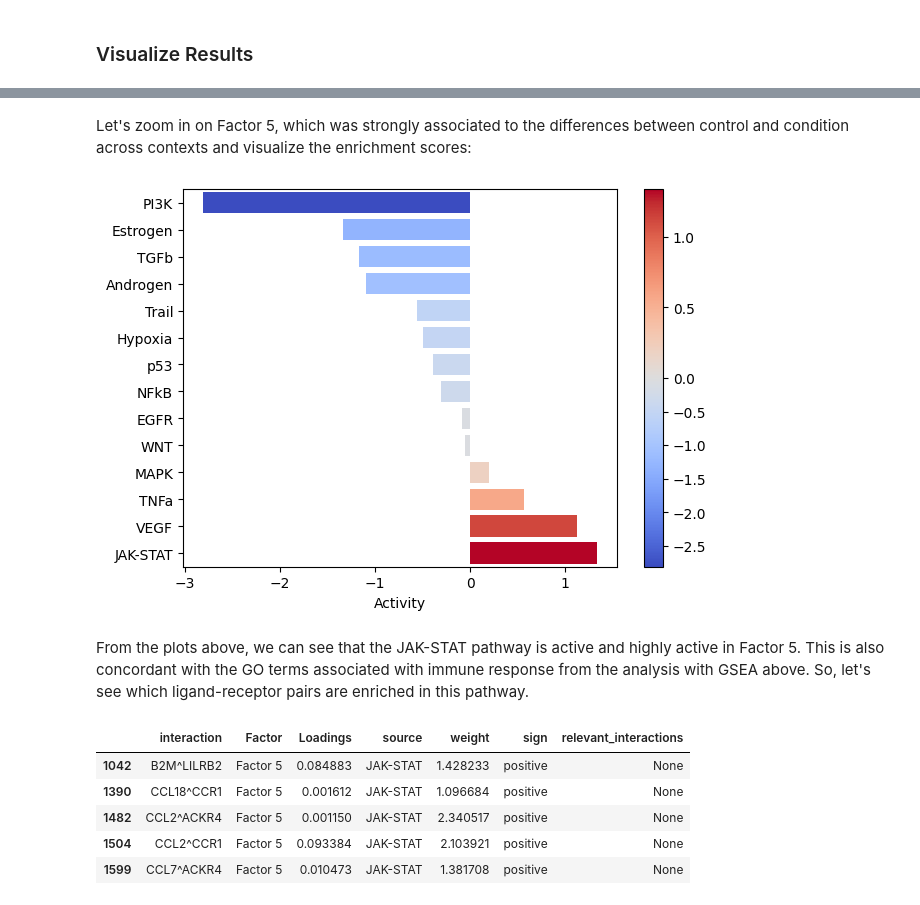
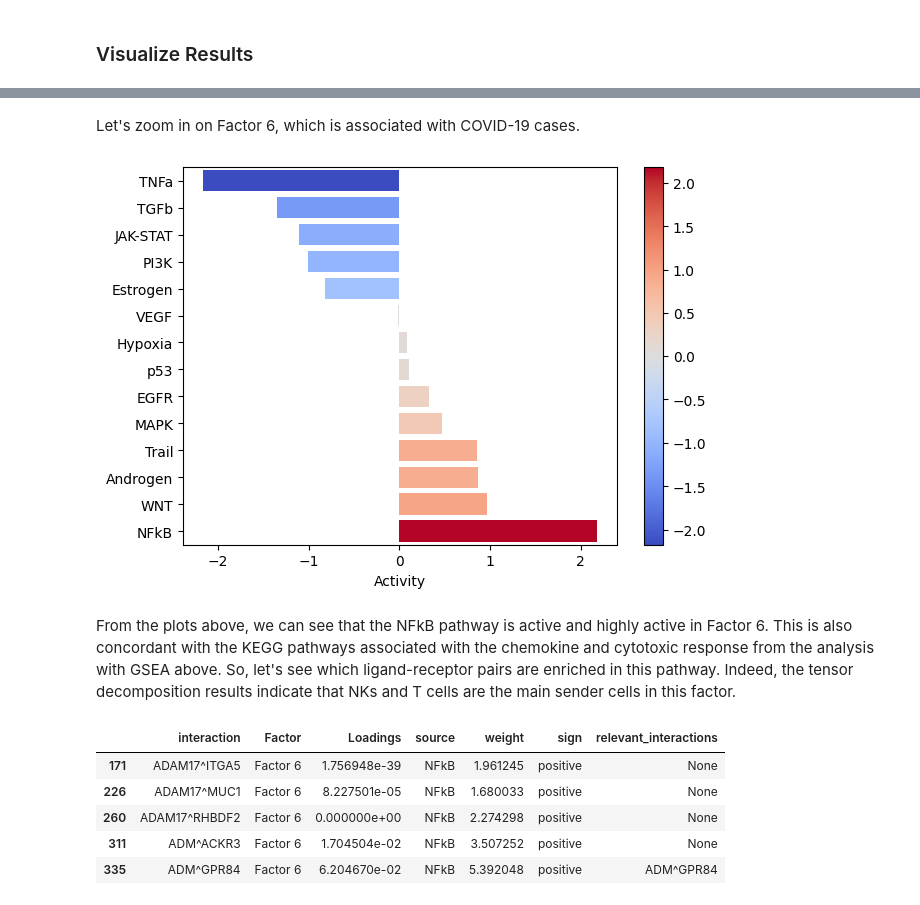
Before and after one commit to saezlab/ccc_protocols, a Jupyter notebook: notebooks/ccc_python/06-Functional-Footprinting.ipynb, the cells around one changed output, grey strips where cells are left out. Drawn from its saved outputs; the diff is of its cells as text; code cells hidden in the pictures.

Commit message:
Extended tutorial details and rerun the analysis

```diff
--- a/notebooks/ccc_python/06-Functional-Footprinting.ipynb
+++ b/notebooks/ccc_python/06-Functional-Footprinting.ipynb
@@ -200,30 +198,30 @@ plt.savefig(output_folder + '/PROGENy.pdf', dpi=300, bbox_inches='tight')
 # %% [markdown]
-Let's zoom in on Factor 5, which was strongly associated to the differences between control and condition across contexts and visualize the enrichment scores:
+Let's zoom in on Factor 6, which is associated with COVID-19 cases.
 # %%
-selected_factor = 'Factor 5'
+selected_factor = 'Factor 6'
 # %%
 dc.plot_barplot(estimate, selected_factor, vertical=True, cmap='coolwarm',
                 save=output_folder + '/PROGENy-{}.pdf'.format(selected_factor.replace(' ', '-'))
                )
 # %% [output]
-[figure, old version]
+[figure, new version]
 # %% [markdown]
-From the plots above, we can see that the JAK-STAT pathway is active and highly active in Factor 5. This is also concordant with the GO terms associated with immune response from the analysis with GSEA above. So, let's see which ligand-receptor pairs are enriched in this pathway.
+From the plots above, we can see that the NFkB pathway is active and highly active in Factor 6. This is also concordant with the KEGG pathways associated with the chemokine and cytotoxic response from the analysis with GSEA above. So, let's see which ligand-receptor pairs are enriched in this pathway. Indeed, the tensor decomposition results indicate that NKs and T cells are the main sender cells in this factor.
 # %%
 # loadings to long format
 lr_loadings_long = lr_loadings.reset_index().melt(id_vars='index', var_name="Factor", value_name="Loadings").rename(columns={'index':'interaction'})
-# join progeny weights and keep only JAK-STAT pathway
-lr_loadings_long = lr_loadings_long.merge(lr_progeny, on='interaction').query("source == 'JAK-STAT' and Factor == '{}'".format(selected_factor))
+# join progeny weights and keep only NFkB pathway
+lr_loadings_long = lr_loadings_long.merge(lr_progeny, on='interaction').query("source == 'NFkB' and Factor == '{}'".format(selected_factor))
 # add sign to the weights
 lr_loadings_long['sign'] = lr_loadings_long['weight'].apply(lambda x: 'positive' if x > 0 else 'negative')
 # keep only relevant interactions for labels
 lr_loadings_long['relevant_interactions'] = lr_loadings_long.apply(lambda x: x['interaction'] if (x['Loadings'] > 0.025) and (x['weight'] > 2.5) else None, axis=1)
 lr_loadings_long.head()
 # %% [output]
 |  | interaction | Factor | Loadings | source | weight | sign | relevant_interactions |
-| 1042 | B2M^LILRB2 | Factor 5 | 0.084883 | JAK-STAT | 1.428233 | positive | None |
-| 1390 | CCL18^CCR1 | Factor 5 | 0.001612 | JAK-STAT | 1.096684 | positive | None |
-| 1482 | CCL2^ACKR4 | Factor 5 | 0.001150 | JAK-STAT | 2.340517 | positive | None |
-| 1504 | CCL2^CCR1 | Factor 5 | 0.093384 | JAK-STAT | 2.103921 | positive | None |
-| 1599 | CCL7^ACKR4 | Factor 5 | 0.010473 | JAK-STAT | 1.381708 | positive | None |
+| 171 | ADAM17^ITGA5 | Factor 6 | 1.756948e-39 | NFkB | 1.961245 | positive | None |
+| 226 | ADAM17^MUC1 | Factor 6 | 8.227501e-05 | NFkB | 1.680033 | positive | None |
+| 260 | ADAM17^RHBDF2 | Factor 6 | 0.000000e+00 | NFkB | 2.274298 | positive | None |
+| 311 | ADM^ACKR3 | Factor 6 | 1.704504e-02 | NFkB | 3.507252 | positive | None |
+| 335 | ADM^GPR84 | Factor 6 | 6.204670e-02 | NFkB | 5.392048 | positive | ADM^GPR84 |
 # %% [markdown]
```
Also changed, not shown: parts of 13 cells of this notebook, 5 other files.
